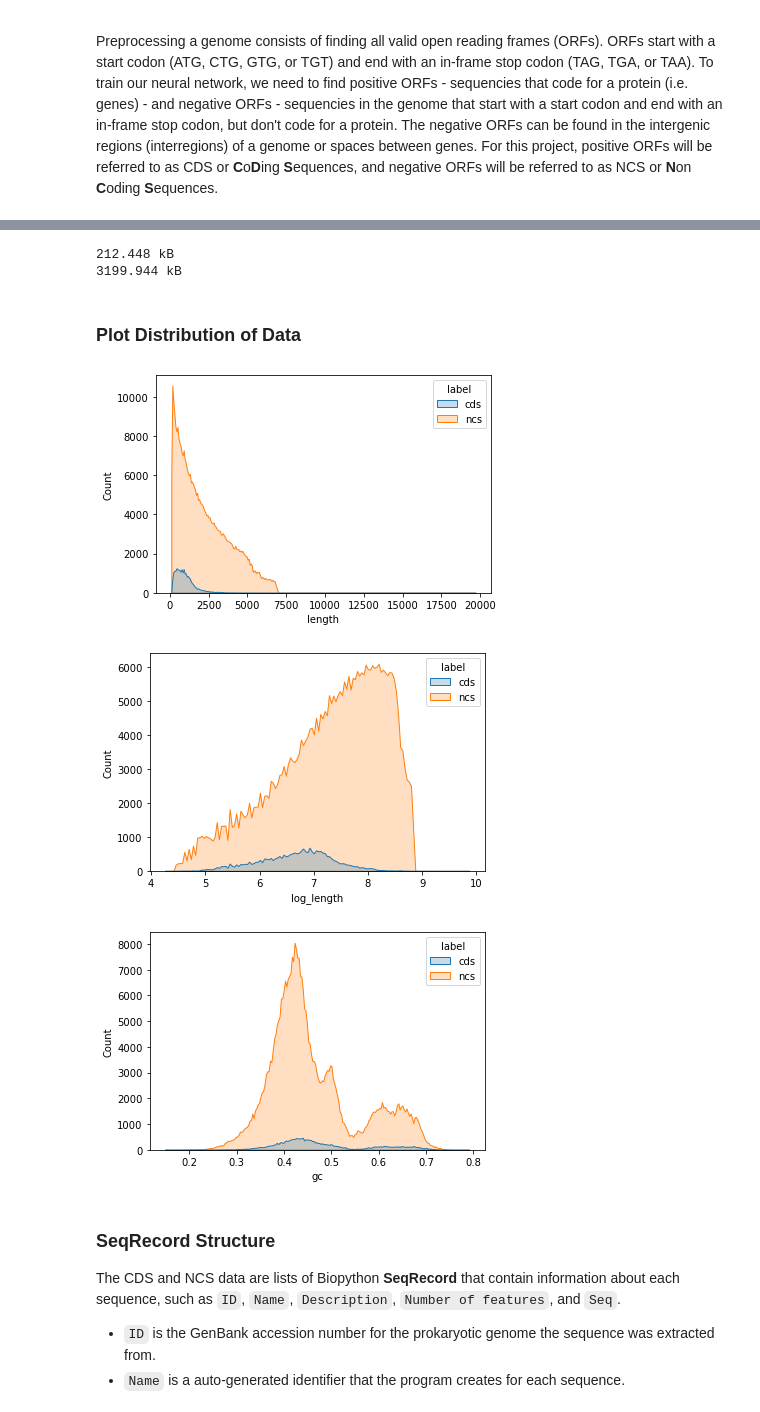
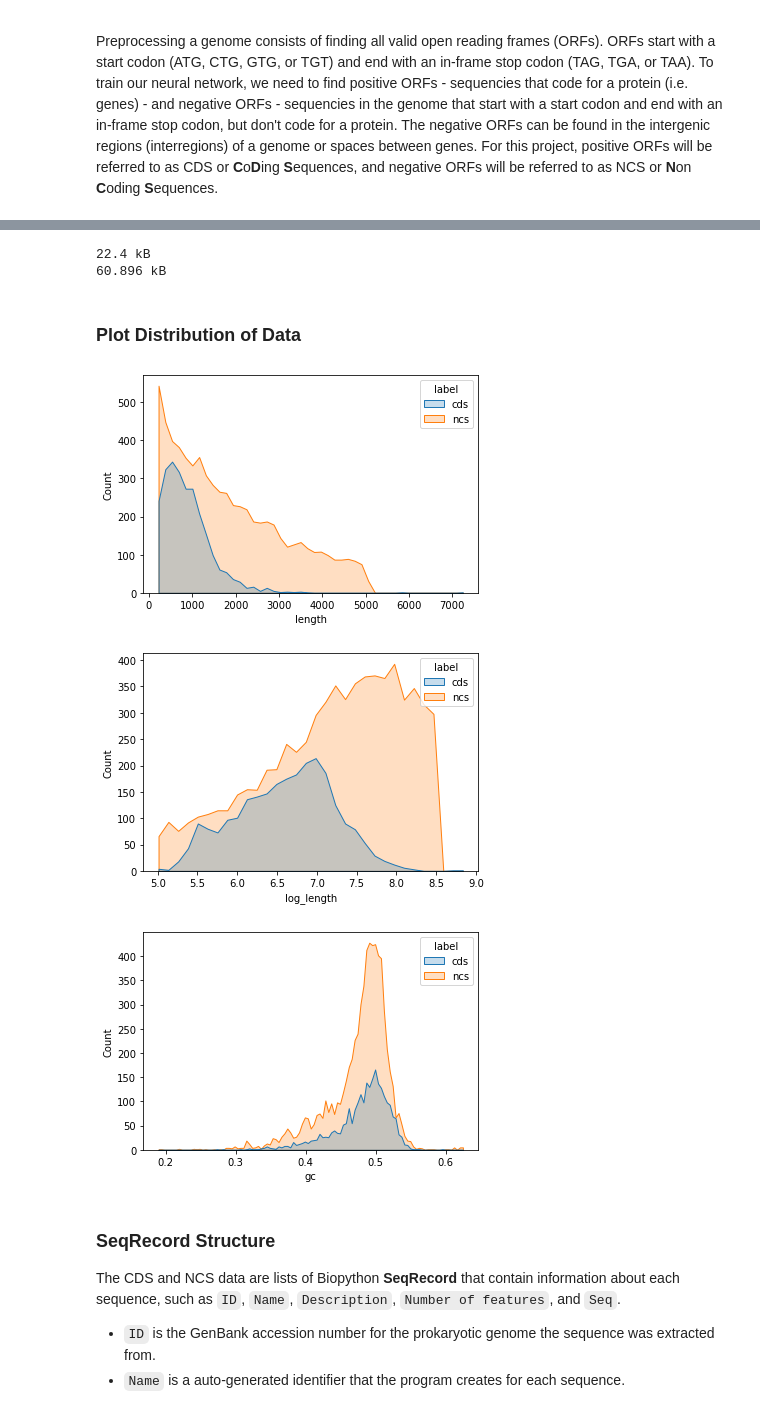
Before and after one commit to viggy-ravi/gene-prediction, a Jupyter notebook: gene_prediction_pipeline.ipynb, the cells around one changed output, grey strips where cells are left out. Cells and saved outputs as stored; diff of their text form; code cells hidden in the pictures.

```diff
--- a/gene_prediction_pipeline.ipynb
+++ b/gene_prediction_pipeline.ipynb
@@ -106,23 +79,24 @@ Wall time: 58min 39s
 # %%
-print(f'{sys.getsizeof(_cds) / 1000} kB')
-print(f'{sys.getsizeof(_ncs) / 1000} kB')
+import sys
+print(f'{sys.getsizeof(CDS) / 1000} kB')
+print(f'{sys.getsizeof(NCS) / 1000} kB')
 # %% [output]
-212.448 kB
-3199.944 kB
+22.4 kB
+60.896 kB
 # %% [markdown]
 ### Plot Distribution of Data
 # %%
-preprocess.plot_data_distributions(_cds, _ncs, x='length')
+plot_data_distributions(CDS, NCS, x='length')
 # %% [output]
-[figure, old version]
+[figure, new version]
 # %%
-preprocess.plot_data_distributions(_cds, _ncs, x='log_length')
+plot_data_distributions(CDS, NCS, x='log_length')
 # %% [output]
-[figure, old version]
+[figure, new version]
 # %%
-preprocess.plot_data_distributions(_cds, _ncs, x='gc')
+plot_data_distributions(CDS, NCS, x='gc')
 # %% [output]
-[figure, old version]
+[figure, new version]
 # %% [markdown]
 ### SeqRecord Structure
 
```
Also changed, not shown: parts of 36 cells of this notebook, 8 other files.
